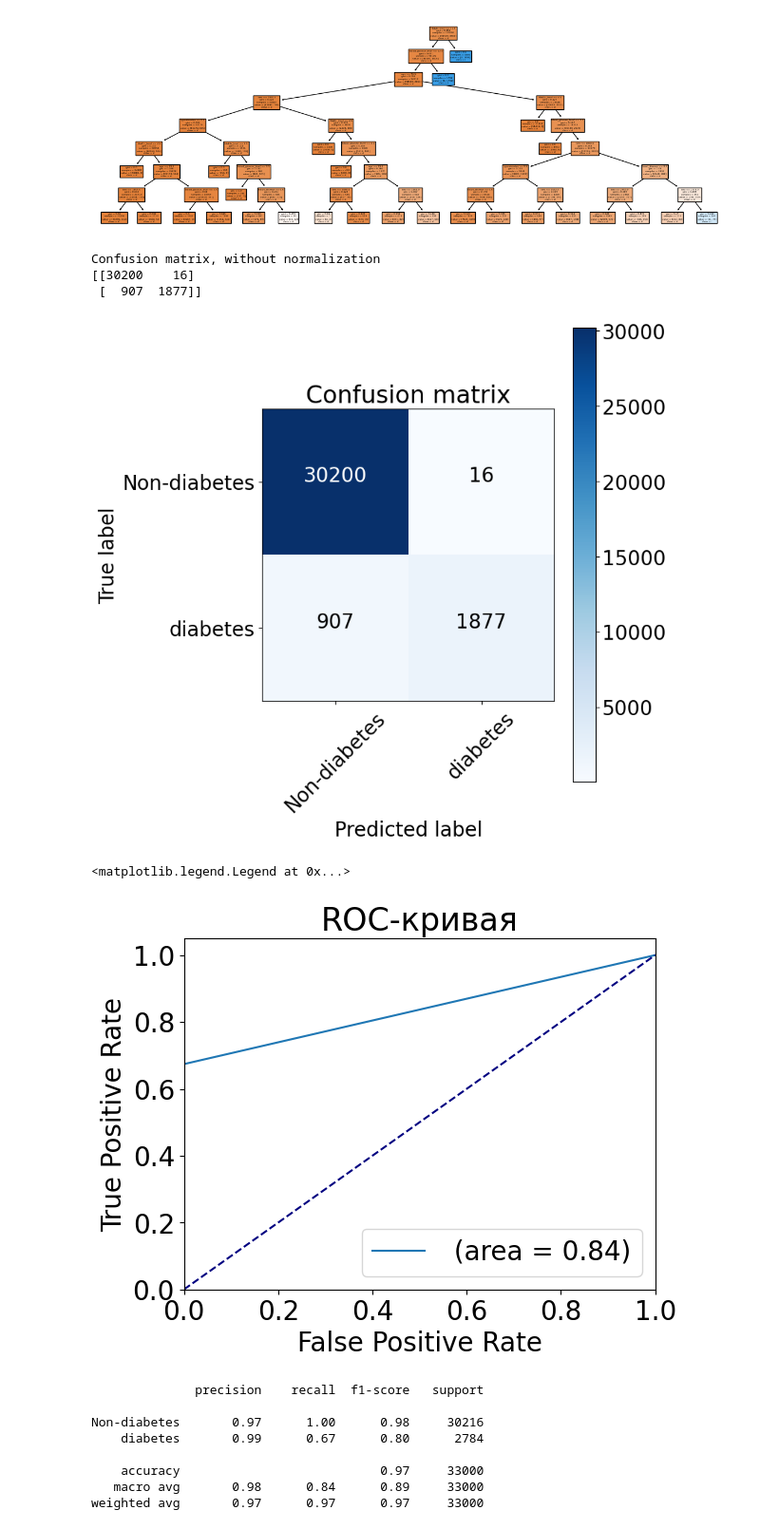
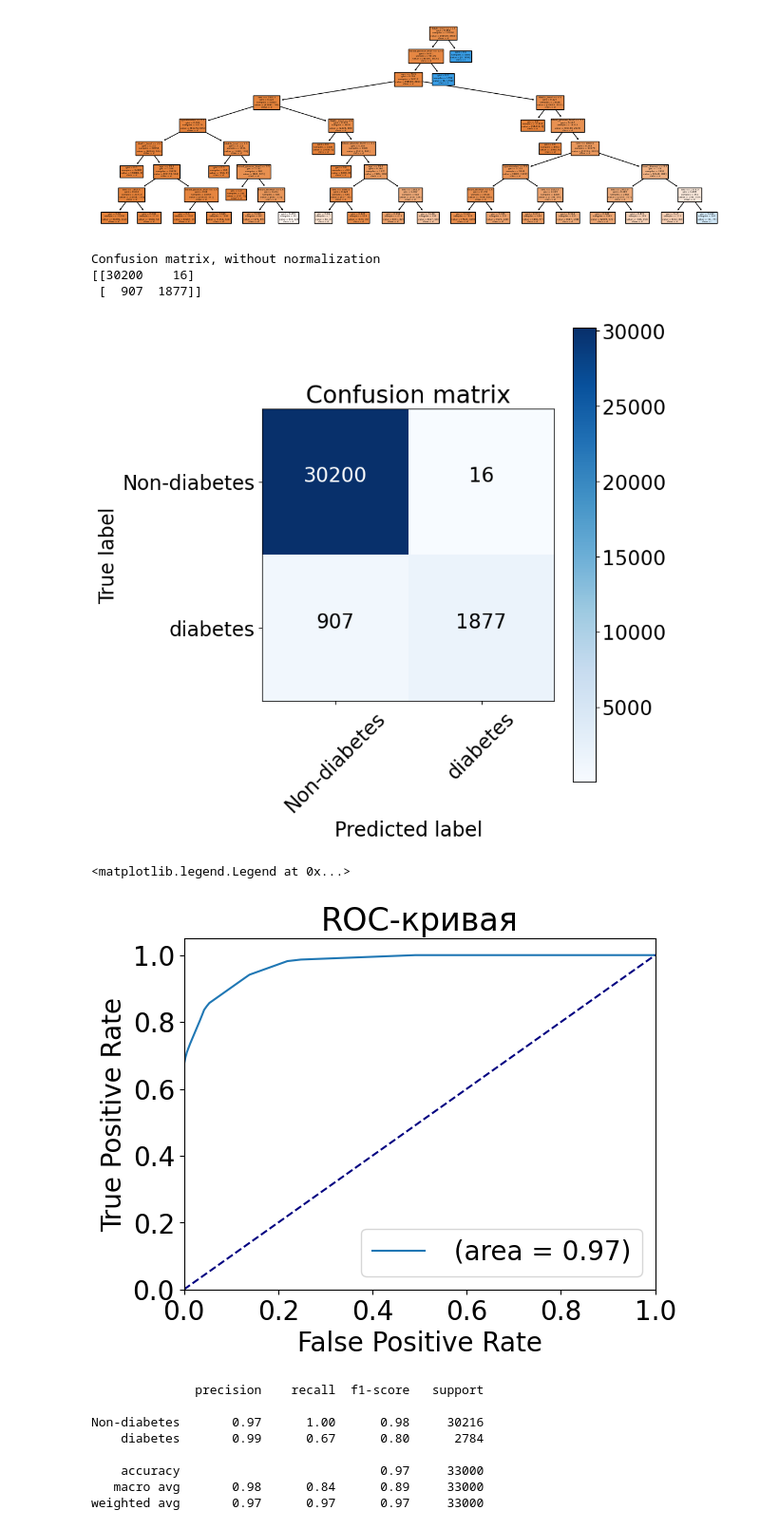
Before and after one commit to NikitaGoltsev/Theory_of_stat_decisions, a Jupyter notebook: lab03/diabet-data.ipynb, the cells around one changed output. Shown at 95% size. Saved outputs shown, nothing was run; the diff lists cells and outputs as text; code cells hidden in the pictures.

```diff
--- a/lab03/diabet-data.ipynb
+++ b/lab03/diabet-data.ipynb
@@ -134,34 +127,35 @@ def plot_confusion_matrix(cm, classes,
 font = {'size' : 20}
 
 plt.rc('font', **font)
 
 cnf_matrix = confusion_matrix(y_test, model.predict(X_test))
 plt.figure(figsize=(8, 8))
 plot_confusion_matrix(cnf_matrix, classes=['Non-diabetes', 'diabetes'],
                       title='Confusion matrix')
 plt.show()
 
 
 # Roc curve
+pred_rt = model.predict_proba(X_test)[:, 1]
 fpr, tpr, treshold = roc_curve(y_test, pred_rt)
 roc_auc = auc(fpr, tpr)
 
 plt.plot(fpr, tpr,
             label=f' (area = %0.2f)' % roc_auc)
 plt.plot([0, 1], [0, 1], color='navy', linestyle='--')
 plt.xlim([0.0, 1.0])
 plt.ylim([0.0, 1.05])
 plt.xlabel('False Positive Rate')
 plt.ylabel('True Positive Rate')
 plt.title(f'ROC-кривая')
 plt.legend(loc="lower right")
 # %% [output]
 Confusion matrix, without normalization
 [[30200    16]
  [  907  1877]]
 [figure]
 <matplotlib.legend.Legend at 0x...>
-[figure, old version]
+[figure, new version]
 # %%
 report = classification_report(y_test, model.predict(X_test), target_names=['Non-diabetes', 'diabetes'])
 print(report)
```
Also changed, not shown: parts of 7 cells of this notebook, 1 other file.
